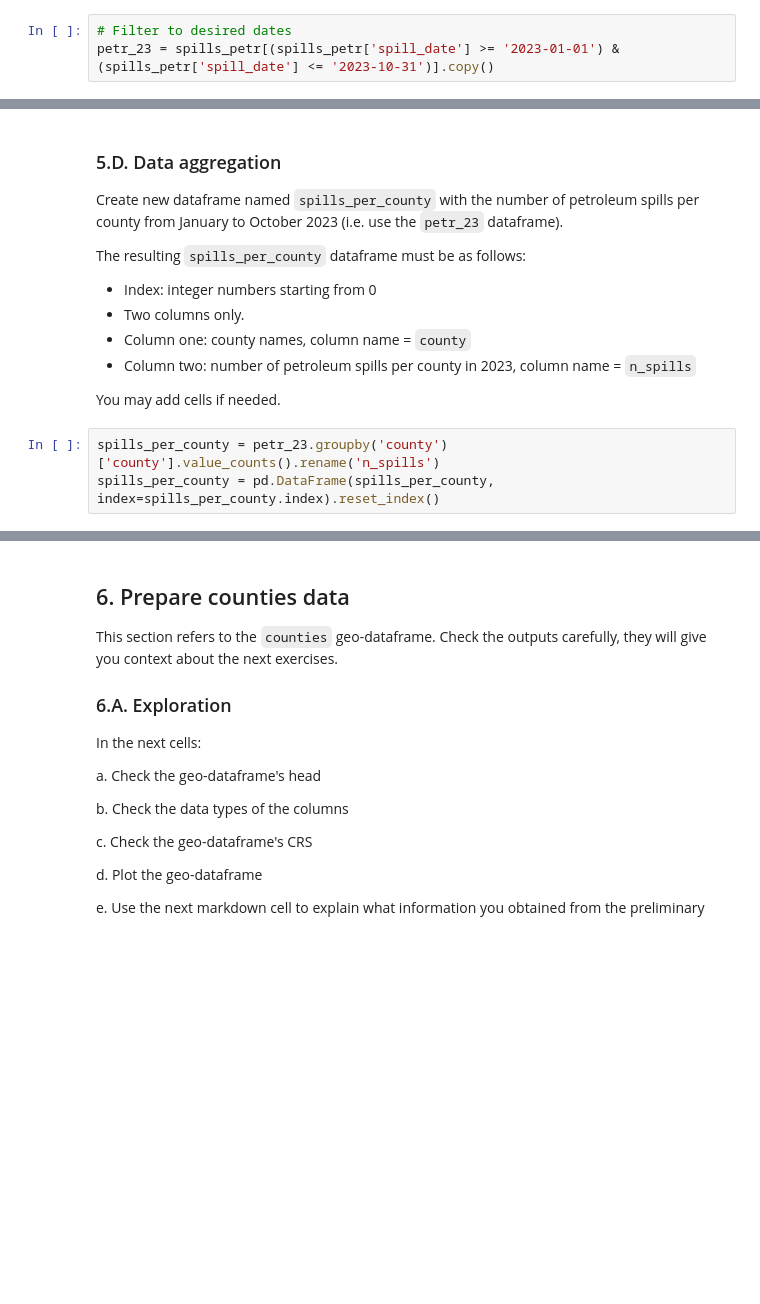
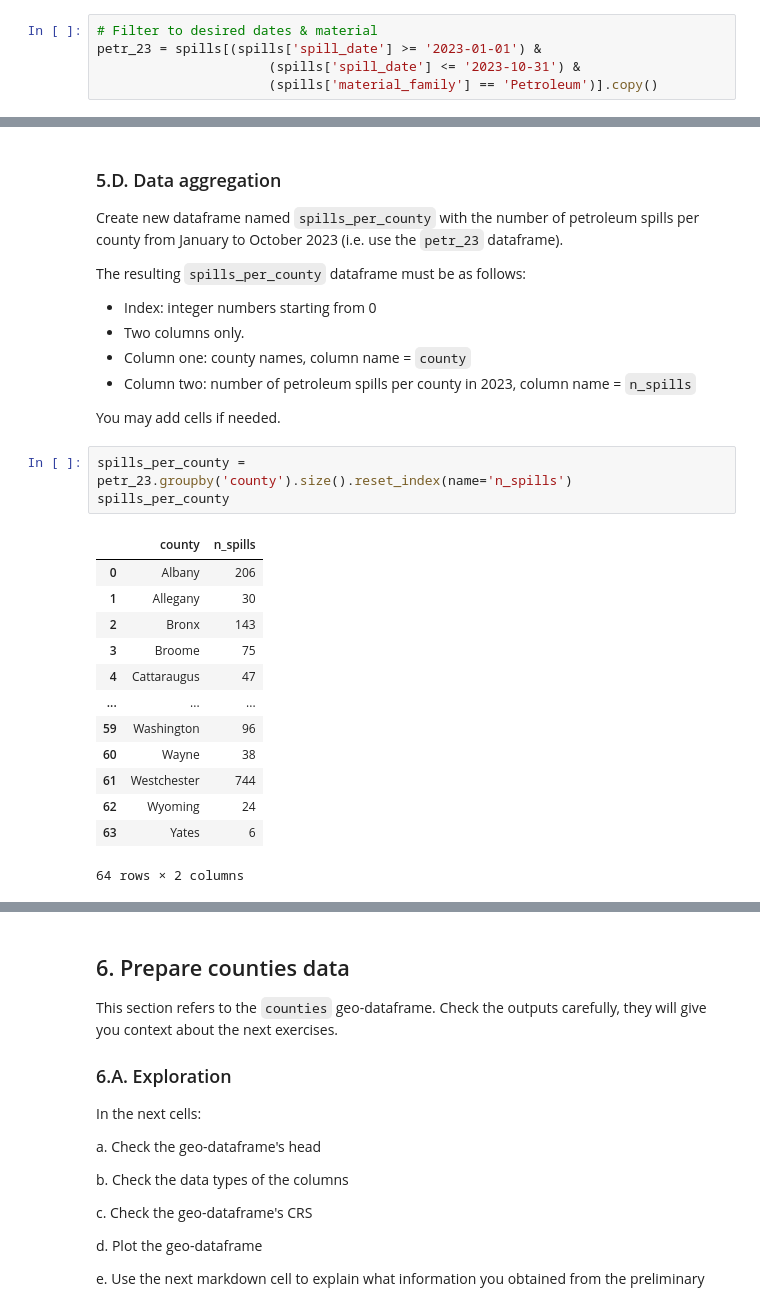
Before and after one commit to zachyyy700/eds220-hwk3, a Jupyter notebook: hwk3-task2-spills-LOO.ipynb, the cells around one changed output, grey strips where cells are left out. Drawn from its saved outputs; the diff is of its cells as text; blank space fills up the shorter version.

```diff
--- a/hwk3-task2-spills-LOO.ipynb
+++ b/hwk3-task2-spills-LOO.ipynb
@@ -195,6 +195,8 @@ spills_petr = spills[spills['material_family'] == 'Petroleum'].copy()
 # %%
-# Filter to desired dates
-petr_23 = spills_petr[(spills_petr['spill_date'] >= '2023-01-01') & (spills_petr['spill_date'] <= '2023-10-31')].copy()
+# Filter to desired dates & material
+petr_23 = spills[(spills['spill_date'] >= '2023-01-01') &
+                      (spills['spill_date'] <= '2023-10-31') &
+                      (spills['material_family'] == 'Petroleum')].copy()
 # %% [markdown]
 <!-- END QUESTION -->
 
@@ -241,8 +243,22 @@ The resulting `spills_per_county` dataframe must be as follows:
 
 You may add cells if needed.
 # %%
-spills_per_county = petr_23.groupby('county')['county'].value_counts().rename('n_spills')
-spills_per_county = pd.DataFrame(spills_per_county, index=spills_per_county.index).reset_index()
+spills_per_county = petr_23.groupby('county').size().reset_index(name='n_spills')
+spills_per_county
+# %% [output]
+|  | county | n_spills |
+| 0 | Albany | 206 |
+| 1 | Allegany | 30 |
+| 2 | Bronx | 143 |
+| 3 | Broome | 75 |
+| 4 | Cattaraugus | 47 |
+| ... | ... | ... |
+| 59 | Washington | 96 |
+| 60 | Wayne | 38 |
+| 61 | Westchester | 744 |
+| 62 | Wyoming | 24 |
+| 63 | Yates | 6 |
+64 rows × 2 columns
 # %%
 grader.check("q5d")
 # %% [output]
```
Also changed, not shown: parts of 12 cells of this notebook, 1 other file.
